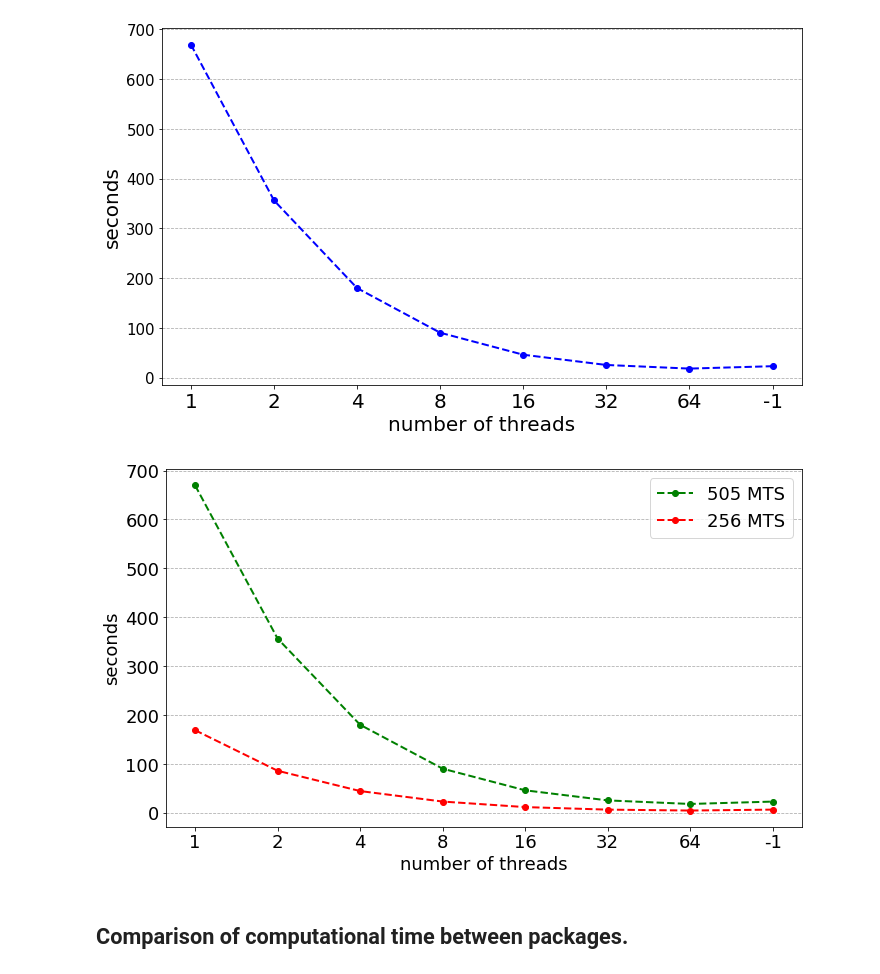
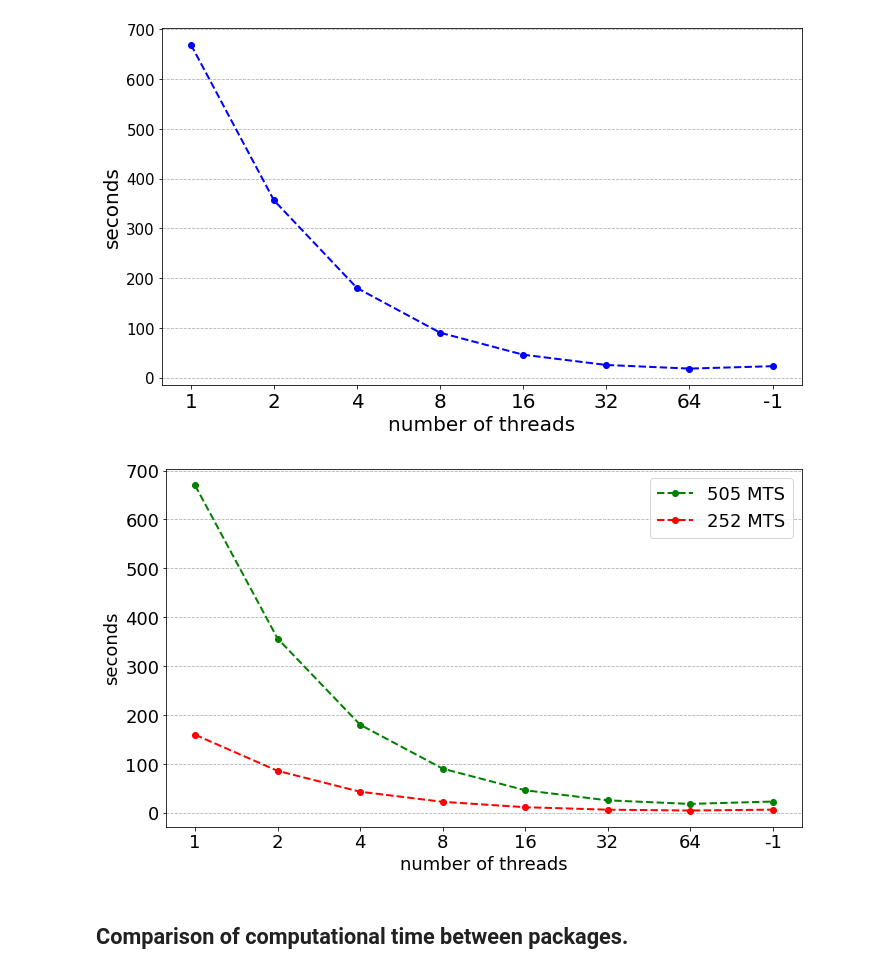
Before and after one commit to oscarescuderoarnanz/dtwParallel, a Jupyter notebook: exampleData/CodeExamples/plot_timeExamples.ipynb, the cells around one changed output. Saved outputs shown, nothing was run; the diff lists cells and outputs as text; code cells hidden in the pictures.

Commit message:
Examples results

```diff
--- a/exampleData/CodeExamples/plot_timeExamples.ipynb
+++ b/exampleData/CodeExamples/plot_timeExamples.ipynb
@@ -155,7 +155,7 @@ dicc = {}
 number = 2**7
 n_threads = [2**n for n in range(number) if 2**n < number]
 n_threads.append(-1)
-data = np.loadtxt('../results_E2_SyntheticData/dtwParallel_d_256.txt', dtype=str)
+data = np.loadtxt('../results_E2_SyntheticData/dtwParallel_d_252.txt', dtype=str)
 for index in range(len(n_threads)):
     a = data[index*31+1:31*index+31]
     a = [word.rstrip(",[]") for word in a]
@@ -168,35 +168,35 @@ for index in range(len(n_threads)):
 values_256 = []
 
 ymin = []
 ymax = []
 
 keys = n_threads
 for i in range(len(keys)):
     ymin.append(np.min(dicc[keys[i]]))
     ymax.append(np.max(dicc[keys[i]]))
     values_256.append(np.mean(dicc[keys[i]]))
 
 fig, axis = plt.subplots(1,1,figsize=(10,6))
 
 axis.plot(values_505,'go--',linewidth=2,alpha=1, label="505 MTS")
-axis.plot(values_256,'ro--',linewidth=2,alpha=1, label="256 MTS")
+axis.plot(values_256,'ro--',linewidth=2,alpha=1, label="252 MTS")
 
 
 # plt.fill_between(np.arange(len(n_threads)), ymin, ymax, alpha=0.2, color='green',label='error band')
 
 keys_finales = list(map(str, n_threads))
 plt.xticks(np.arange(len(n_threads)), keys_finales, fontsize=18)
 keys_finales_2 = np.arange(0,750,100)
 plt.yticks(keys_finales_2, fontsize=18)
 axis.set_xlabel('number of threads',fontsize=18)
 axis.set_ylabel('seconds',fontsize=18)
 plt.tight_layout()
 axis.yaxis.grid(linestyle = 'dashed')  # grid lines
 axis.set_axisbelow(True)  # grid lines are behind the rest
 plt.legend(fontsize=18)
 plt.savefig("../Figures/dtwParallel_dtw_D.png")
 # %% [output]
-[figure, old version]
+[figure, new version]
 # %% [markdown]
 ## Comparison of computational time between packages.
 # %%
```
Also changed, not shown: parts of 5 cells of this notebook, 11 other files.
